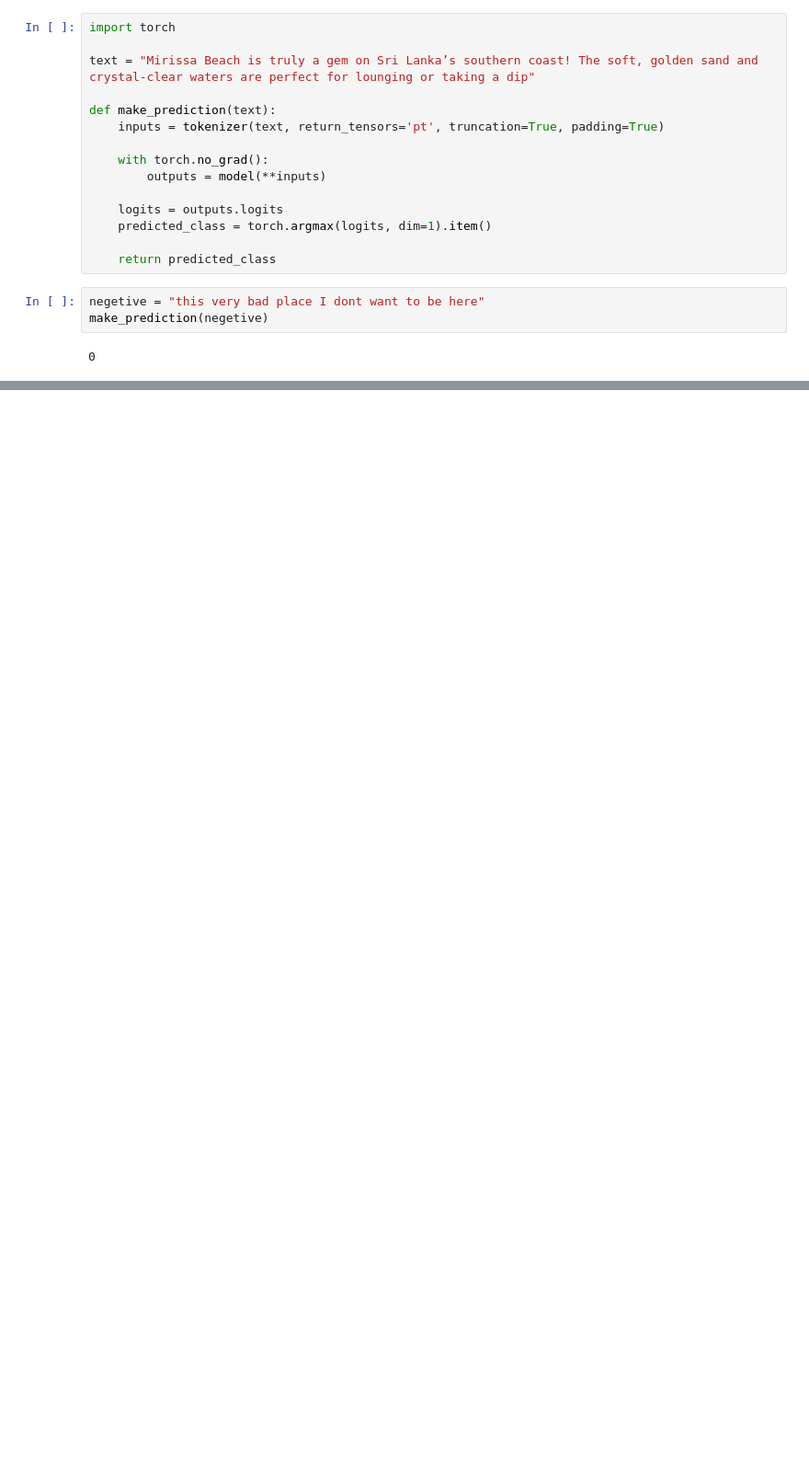
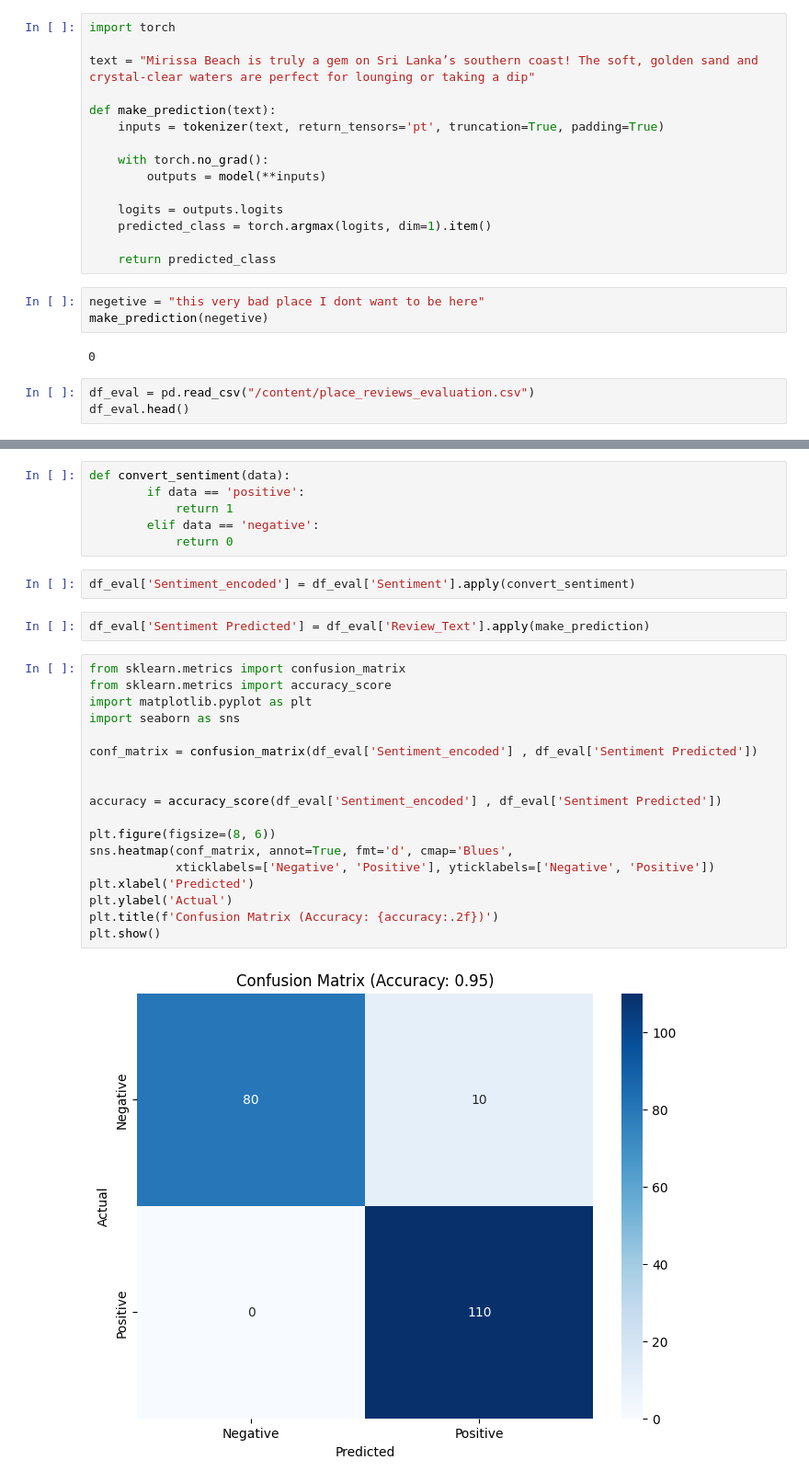
Before and after one commit to visith1577/rootcode-datathon, a Jupyter notebook: notebooks/EDA_Reviews.ipynb, the cells around one changed output, grey strips where cells are left out. Shown at 92% size. Cells and saved outputs as stored; diff of their text form; blank space fills up the shorter version.

```diff
--- a/notebooks/EDA_Reviews.ipynb
+++ b/notebooks/EDA_Reviews.ipynb
@@ -26,3 +32,6 @@ negetive = "this very bad place I dont want to be here"
 make_prediction(negetive)
 # %% [output]
 0
+# %%
+df_eval = pd.read_csv("/content/place_reviews_evaluation.csv")
+df_eval.head()
@@ -28,0 +45,30 @@ make_prediction(negetive)
+# %%
+def convert_sentiment(data):
+        if data == 'positive':
+            return 1
+        elif data == 'negative':
+            return 0
+# %%
+df_eval['Sentiment_encoded'] = df_eval['Sentiment'].apply(convert_sentiment)
+# %%
+df_eval['Sentiment Predicted'] = df_eval['Review_Text'].apply(make_prediction)
+# %%
+from sklearn.metrics import confusion_matrix
+from sklearn.metrics import accuracy_score
+import matplotlib.pyplot as plt
+import seaborn as sns
+
+conf_matrix = confusion_matrix(df_eval['Sentiment_encoded'] , df_eval['Sentiment Predicted'])
+
+
+accuracy = accuracy_score(df_eval['Sentiment_encoded'] , df_eval['Sentiment Predicted'])
+
+plt.figure(figsize=(8, 6))
+sns.heatmap(conf_matrix, annot=True, fmt='d', cmap='Blues',
+            xticklabels=['Negative', 'Positive'], yticklabels=['Negative', 'Positive'])
+plt.xlabel('Predicted')
+plt.ylabel('Actual')
+plt.title(f'Confusion Matrix (Accuracy: {accuracy:.2f})')
+plt.show()
+# %% [output]
+[figure, added]
```
Also changed, not shown: parts of 17 cells of this notebook, 1 other file.
